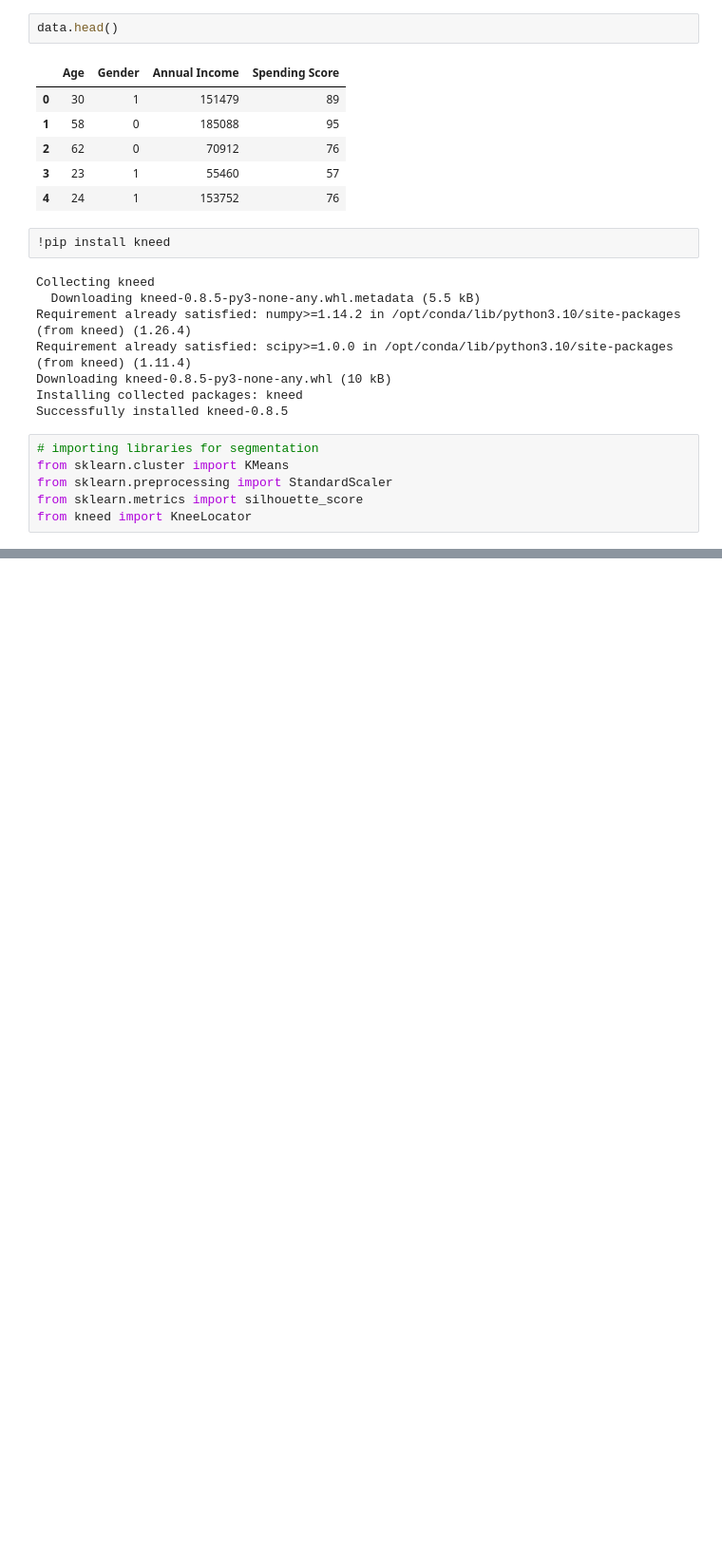
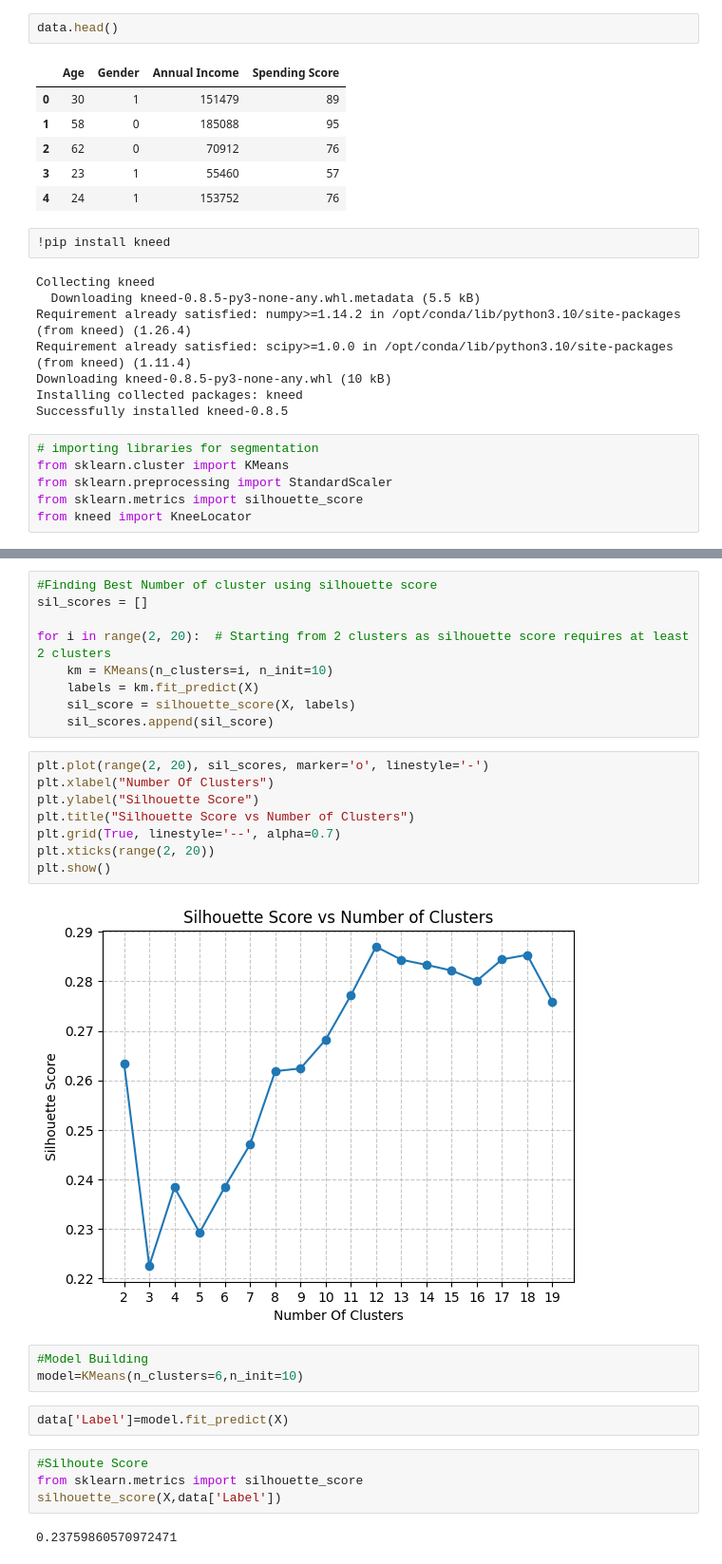
Before and after one commit to adityashakya836/pandas, a Jupyter notebook: shopping-mall-customer-segmentation.ipynb, the cells around one changed output, grey strips where cells are left out. Shown: that part at 95% size. Saved outputs shown, nothing was run; the diff lists cells and outputs as text; blank space fills up the shorter version.

```diff
--- a/shopping-mall-customer-segmentation.ipynb
+++ b/shopping-mall-customer-segmentation.ipynb
@@ -276,0 +327,30 @@ from kneed import KneeLocator
+# %%
+#Finding Best Number of cluster using silhouette score
+sil_scores = []
+
+for i in range(2, 20):  # Starting from 2 clusters as silhouette score requires at least 2 clusters
+    km = KMeans(n_clusters=i, n_init=10)
+    labels = km.fit_predict(X)
+    sil_score = silhouette_score(X, labels)
+    sil_scores.append(sil_score)
+# %%
+plt.plot(range(2, 20), sil_scores, marker='o', linestyle='-')
+plt.xlabel("Number Of Clusters")
+plt.ylabel("Silhouette Score")
+plt.title("Silhouette Score vs Number of Clusters")
+plt.grid(True, linestyle='--', alpha=0.7)
+plt.xticks(range(2, 20))
+plt.show()
+# %% [output]
+[figure, added]
+# %%
+#Model Building
+model=KMeans(n_clusters=6,n_init=10)
+# %%
+data['Label']=model.fit_predict(X)
+# %%
+#Silhoute Score
+from sklearn.metrics import silhouette_score
+silhouette_score(X,data['Label'])
+# %% [output]
+0.23759860570972471
```
Also changed, not shown: parts of 25 cells of this notebook.
